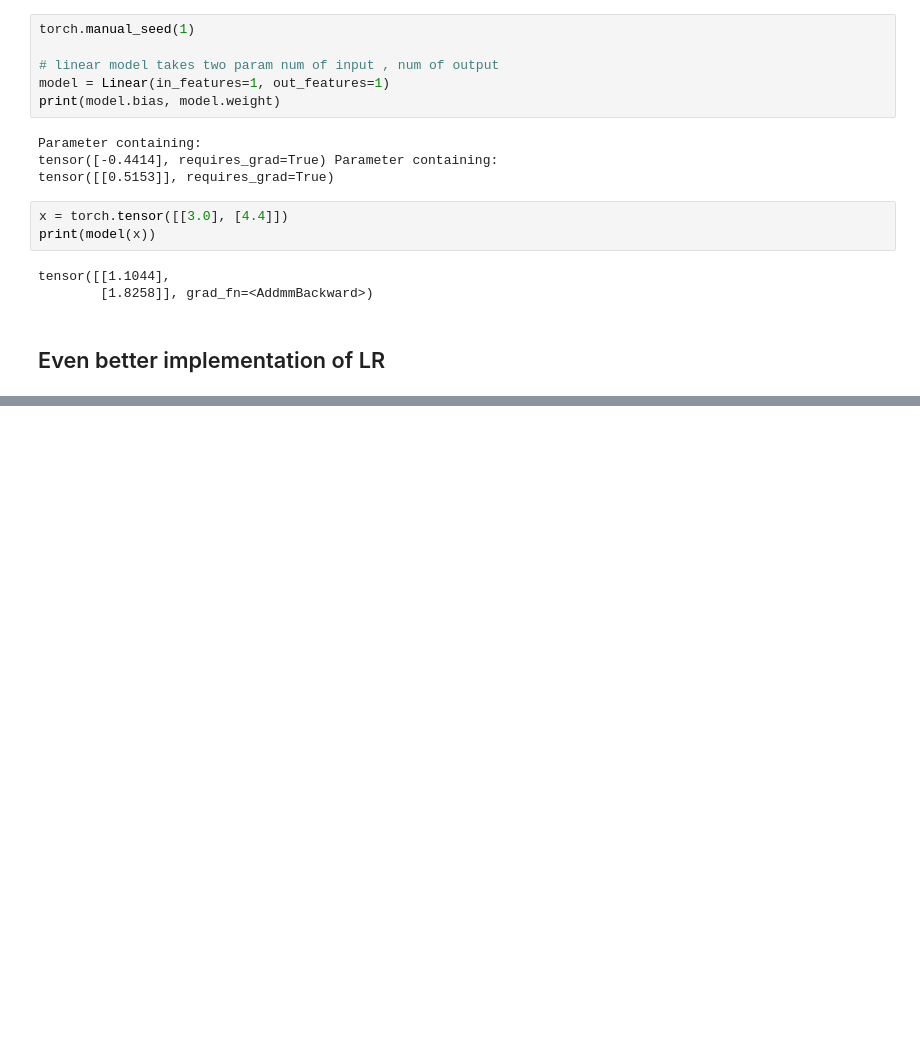
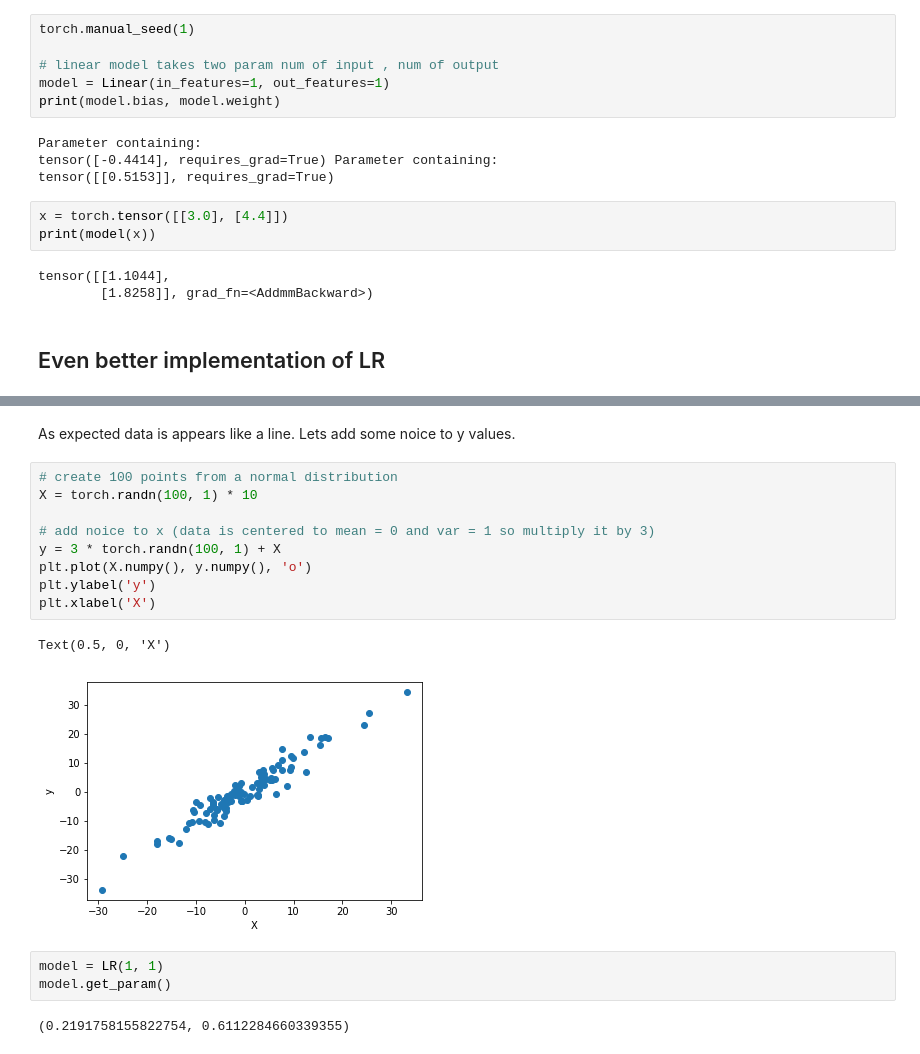
Before and after one commit to DineshDevPandey/Pytorch_basics, a Jupyter notebook: 7_linear_regression.ipynb, the cells around one changed output, grey strips where cells are left out. Drawn from its saved outputs; the diff is of its cells as text; blank space fills up the shorter version.

```diff
--- a/7_linear_regression.ipynb
+++ b/7_linear_regression.ipynb
@@ -66,0 +83,19 @@ tensor([[0.4760],
+# %% [markdown]
+As expected data is appears like a line. Lets add some noice to y values.
+# %%
+# create 100 points from a normal distribution
+X = torch.randn(100, 1) * 10
+
+# add noice to x (data is centered to mean = 0 and var = 1 so multiply it by 3)
+y = 3 * torch.randn(100, 1) + X
+plt.plot(X.numpy(), y.numpy(), 'o')
+plt.ylabel('y')
+plt.xlabel('X')
+# %% [output]
+Text(0.5, 0, 'X')
+[figure, added]
+# %%
+model = LR(1, 1)
+model.get_param()
+# %% [output]
+(0.2191758155822754, 0.6112284660339355)
```
Also changed, not shown: parts of 7 cells of this notebook.
